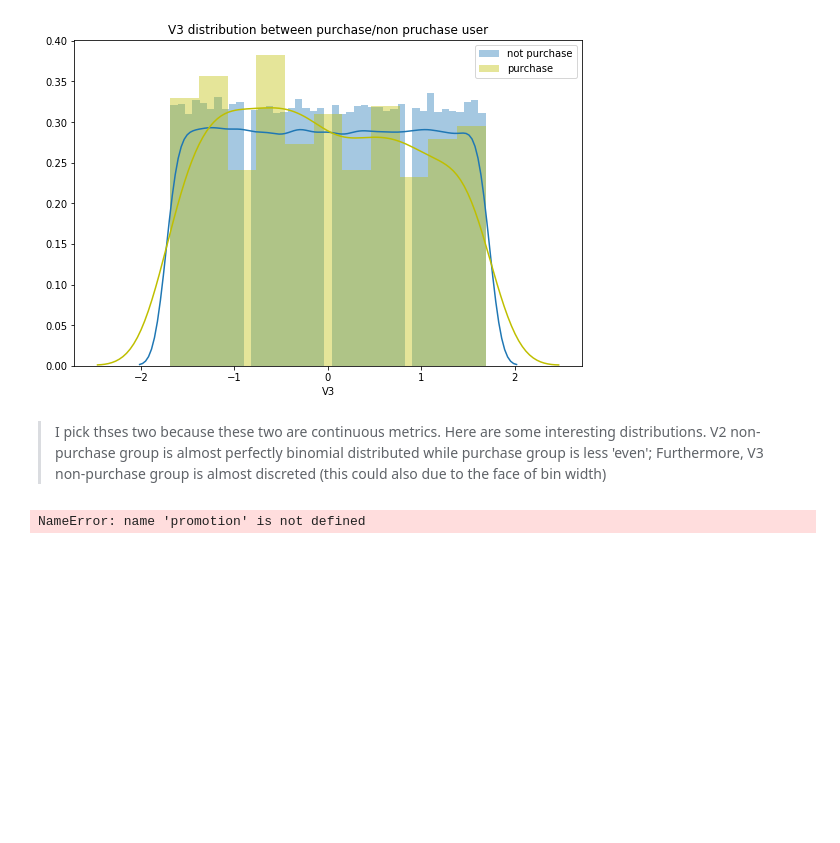
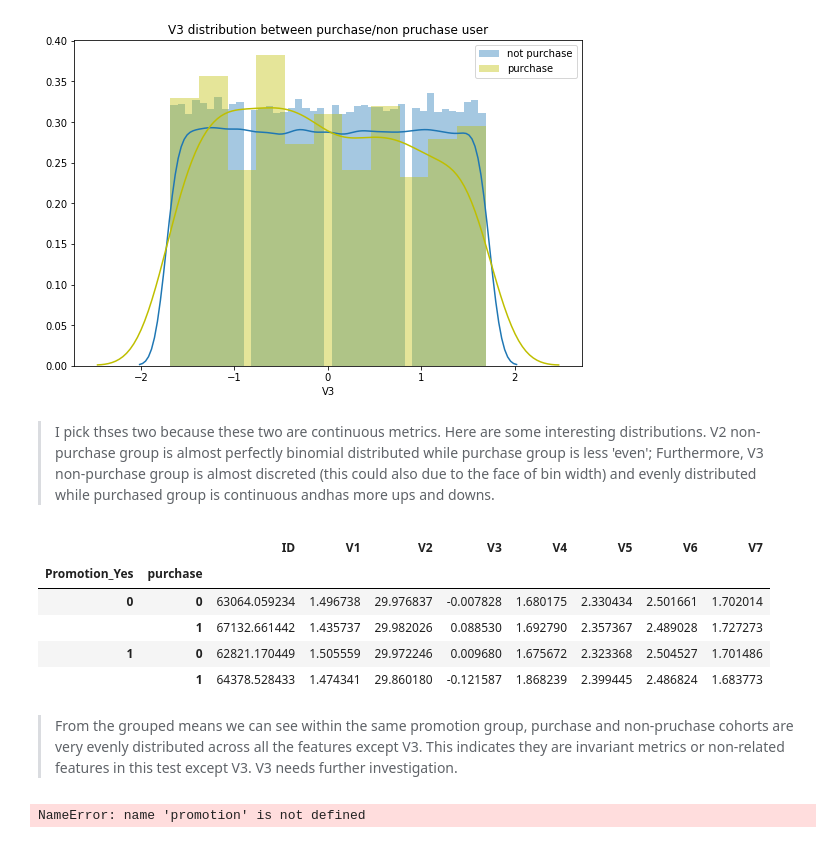
Before and after one commit to victorlifan/DSND, a Jupyter notebook: Experimental Design & Recommendations/Starbucks/Starbucks.ipynb, the cells around one changed output. Cells and saved outputs as stored; diff of their text form; code cells hidden in the pictures; blank space fills up the shorter version.

```diff
--- a/Experimental Design & Recommendations/Starbucks/Starbucks.ipynb
+++ b/Experimental Design & Recommendations/Starbucks/Starbucks.ipynb
@@ -236,7 +236,19 @@ plt.show()
 [figure]
 [figure]
 # %% [markdown]
-> I pick thses two because these two are continuous metrics. Here are some interesting distributions. V2 non-purchase group is almost perfectly binomial distributed while purchase group is less 'even'; Furthermore, V3 non-purchase group is almost discreted (this could also due to the face of bin width)
+> I pick thses two because these two are continuous metrics. Here are some interesting distributions. V2 non-purchase group is almost perfectly binomial distributed while purchase group is less 'even'; Furthermore, V3 non-purchase group is almost discreted (this could also due to the face of bin width) and evenly distributed while purchased group is continuous andhas more ups and downs.
+# %%
+# grouped means
+df.groupby(['Promotion_Yes','purchase']).mean()
+# %% [output]
+|  |  | ID | V1 | V2 | V3 | V4 | V5 | V6 | V7 |
+| Promotion_Yes | purchase |  |  |  |  |  |  |  |  |
+| 0 | 0 | 63064.059234 | 1.496738 | 29.976837 | -0.007828 | 1.680175 | 2.330434 | 2.501661 | 1.702014 |
+|  | 1 | 67132.661442 | 1.435737 | 29.982026 | 0.088530 | 1.692790 | 2.357367 | 2.489028 | 1.727273 |
+| 1 | 0 | 62821.170449 | 1.505559 | 29.972246 | 0.009680 | 1.675672 | 2.323368 | 2.504527 | 1.701486 |
+|  | 1 | 64378.528433 | 1.474341 | 29.860180 | -0.121587 | 1.868239 | 2.399445 | 2.486824 | 1.683773 |
+# %% [markdown]
+> From the grouped means we can see within the same promotion group, purchase and non-pruchase cohorts are very evenly distributed across all the features except V3. This indicates they are invariant metrics or non-related features in this test except V3. V3 needs further investigation.
 # %%
 def promotion_strategy(df):
     '''
```
